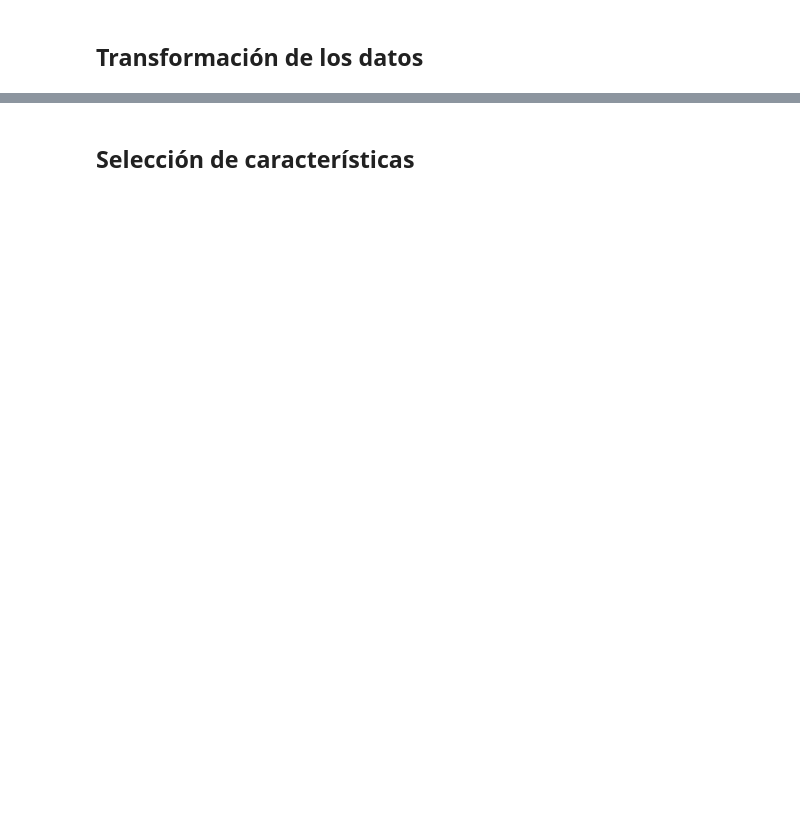
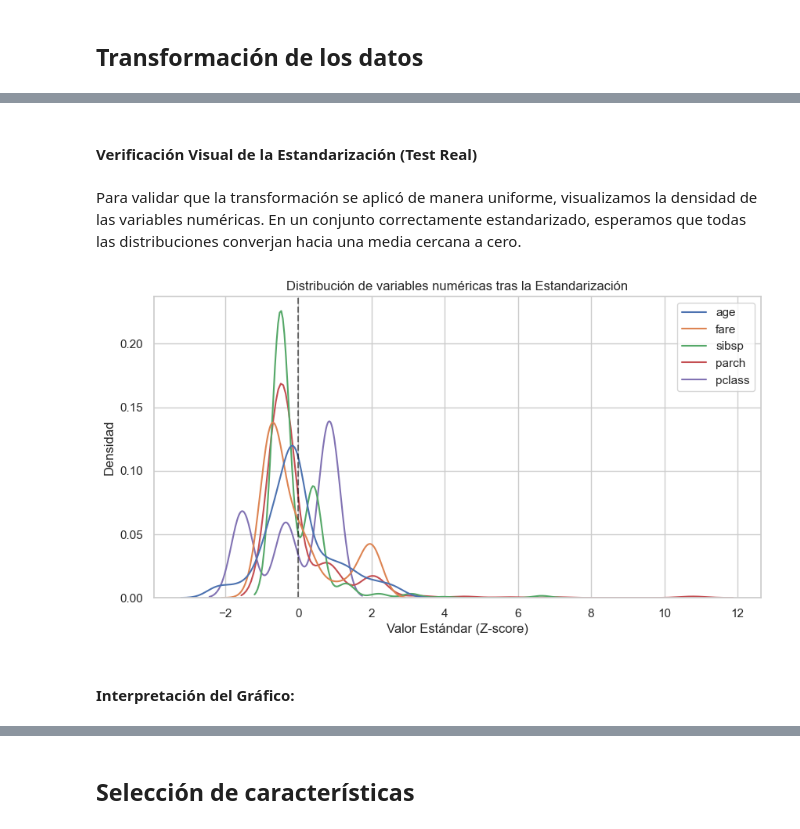
Before and after one commit to duvan1026/Titanic_Big_Data, a Jupyter notebook: ABD_CastroBautistaDuvanDario.ipynb, the cells around one changed output, grey strips where cells are left out. Drawn from its saved outputs; the diff is of its cells as text; code cells hidden in the pictures; blank space fills up the shorter version.

Commit message:
Adjust realistic test set

```diff
--- a/ABD_CastroBautistaDuvanDario.ipynb
+++ b/ABD_CastroBautistaDuvanDario.ipynb
@@ -1520,0 +1434,9 @@ dtype: int64
+# %%
+# Imputación de nulos en el Test Real
+# Usamos las variables 'mediana_age', 'mediana_fare' y 'moda_embarked' guardadas antes
+titanicRealTst['age'] = titanicRealTst['age'].fillna(mediana_age)
+titanicRealTst['embarked'] = titanicRealTst['embarked'].fillna(moda_embarked)
+
+# Verificación final de nulos
+print("Conteo de nulos en Test Real tras la imputación:")
+print(titanicRealTst.isnull().sum())
@@ -1520,0 +1460,13 @@ dtype: int64
+# %%
+# 1. Calculamos la mediana de 'fare' del entrenamiento (aunque no tuviera nulos)
+# Esto se hace para tener un valor de referencia ante datos nuevos
+mediana_fare_train = X_train['fare'].median()
+
+# 2. Imputamos el valor faltante en el Test Real
+titanicRealTst['fare'] = titanicRealTst['fare'].fillna(mediana_fare_train)
+
+print(f"Valor de 'fare' imputado en Test Real usando la mediana de Train: {mediana_fare_train:.2f}")
+
+# Verificación final de nulos
+print("Conteo de nulos en Test Real tras la imputación:")
+print(titanicRealTst.isnull().sum())
@@ -1543,12 +1503,0 @@ titanicRealTst
-# %%
-# Transformación de los datos One-hot encoding
-
-# Variables  para One_Hot
-titanicRealTst = pd.get_dummies(
-    titanicRealTst,
-    columns=['sex', 'embarked'],
-    drop_first=True
-)
-
-# Variable de test para
-titanicRealTst.head()
@@ -1585,0 +1510,19 @@ titanicRealTst_Norm
+# %%
+# Aplicamos la estandarización a las columnas numéricas definidas
+titanicRealTst[num_cols] = scaler.transform(titanicRealTst[num_cols])
+# %% [markdown]
+#### Verificación Visual de la Estandarización (Test Real)
+# %% [markdown]
+Para validar que la transformación se aplicó de manera uniforme, visualizamos la densidad de las variables numéricas. En un conjunto correctamente estandarizado, esperamos que todas las distribuciones converjan hacia una media cercana a cero.
+# %%
+plt.figure(figsize=(10, 5))
+sns.kdeplot(data=titanicRealTst[num_cols])
+plt.title('Distribución de variables numéricas tras la Estandarización')
+plt.xlabel('Valor Estándar (Z-score)')
+plt.ylabel('Densidad')
+plt.axvline(0, color='black', linestyle='--', alpha=0.5)
+plt.show()
+# %% [output]
+[figure, added]
+# %% [markdown]
+#### Interpretación del Gráfico:
```
Also changed, not shown: parts of 52 cells of this notebook.
